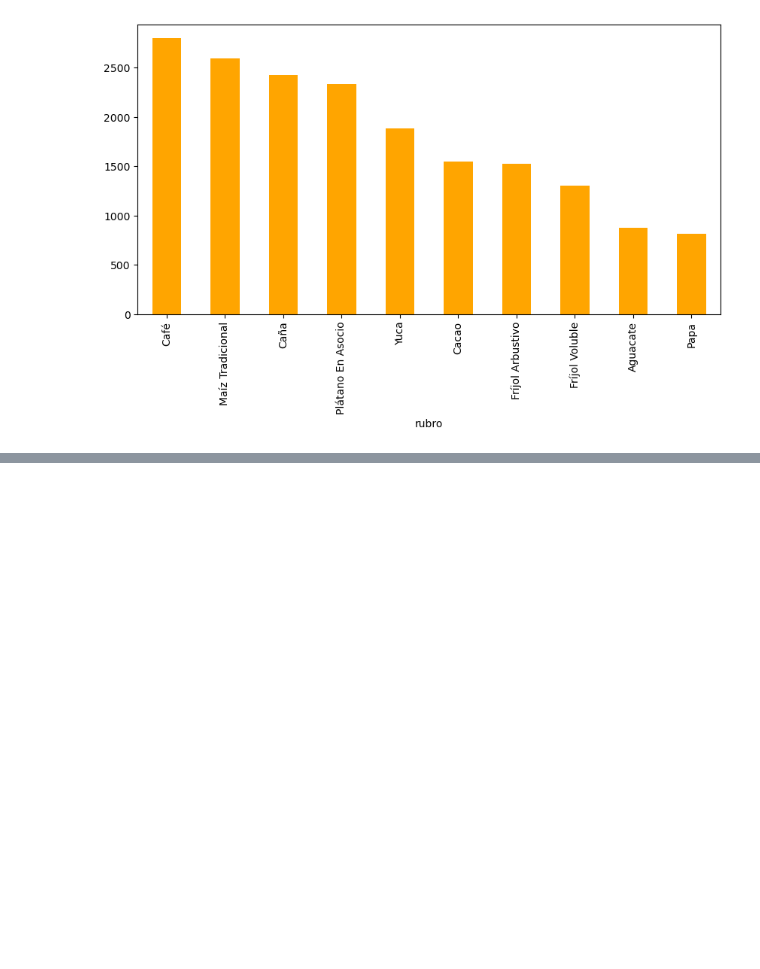
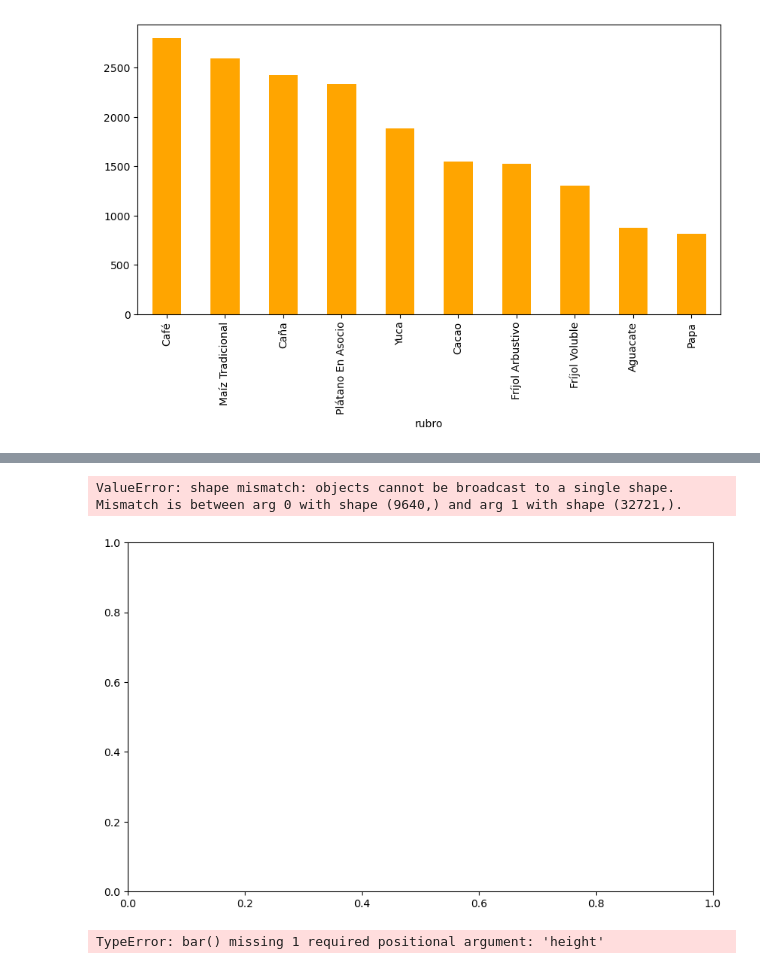
Before and after one commit to federr-gh/Produccion-agricola-datascience, a Jupyter notebook: produccion-agricola.ipynb, the cells around one changed output, grey strips where cells are left out. Saved outputs shown, nothing was run; the diff lists cells and outputs as text; code cells hidden in the pictures; blank space fills up the shorter version.

```diff
--- a/produccion-agricola.ipynb
+++ b/produccion-agricola.ipynb
@@ -128,0 +230,4 @@ sns.
+# %%
+le = LabelEncoder()
+df['tipo'] = le.fit_transform(df['tipo'])
+df.head()
@@ -128,0 +241,13 @@ sns.
+# %%
+df_filtrado = df[(df['subregion']=='Oriente') | (df['subregion']=='Urabá')].copy()
+plt.figure(figsize=(10, 6))
+plt.bar(x=range(len(df_filtrado)), height=df['area_total'].fillna(0), color='skyblue')
+plt.bar(x=range(len(df_filtrado)), height=df['area_produccion'].fillna(0), color='lightgreen')
+plt.show()
+# %% [output]
+ValueError: shape mismatch: objects cannot be broadcast to a single shape.  Mismatch is between arg 0 with shape (9640,) and arg 1 with shape (32721,).
+[figure, added]
+# %%
+plt.bar(df['area_produccion'])
+# %% [output]
+TypeError: bar() missing 1 required positional argument: 'height'
```
Also changed, not shown: parts of 23 cells of this notebook, 3 other files.
